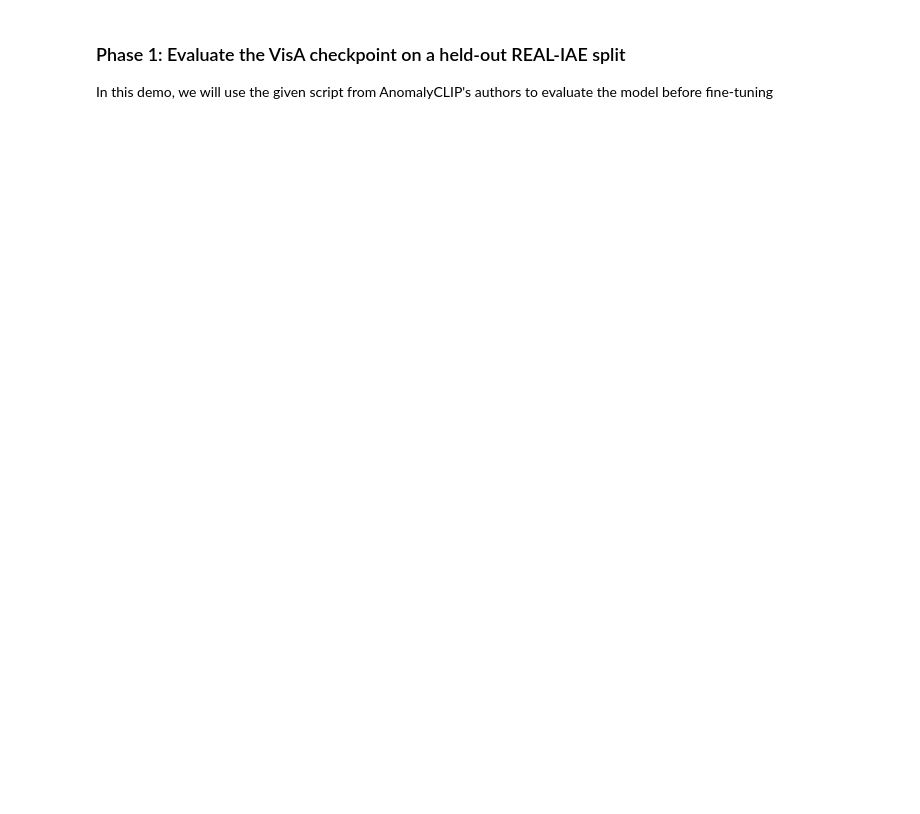
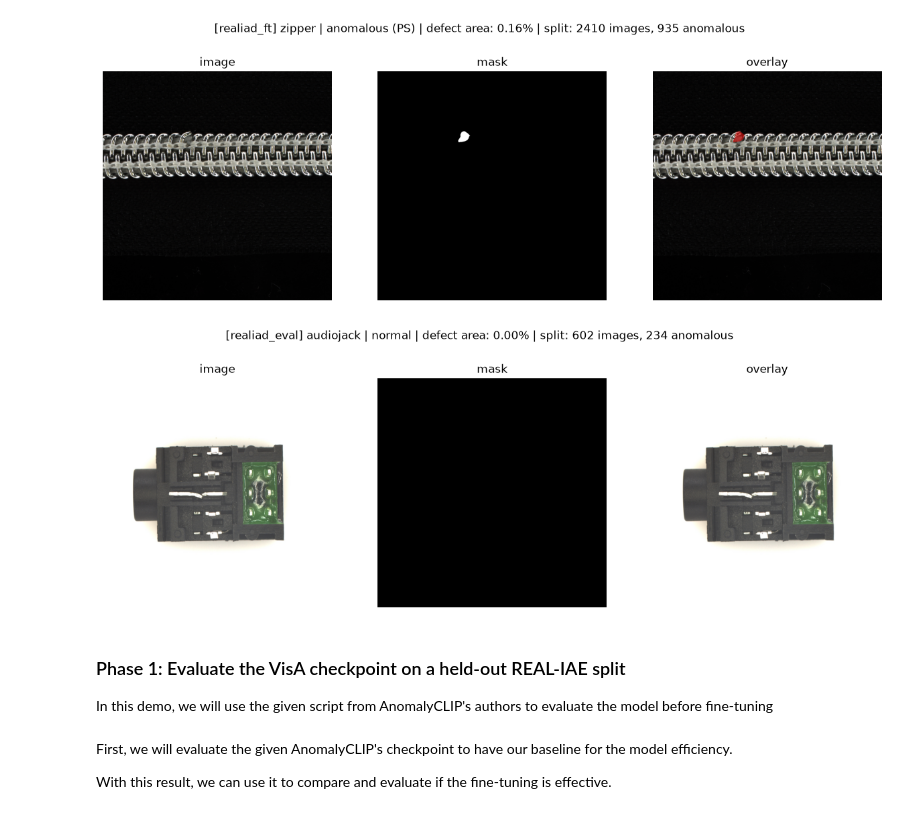
Before and after one commit to ngnmai02/visual-anomaly-detection-demo, a Jupyter notebook: demo.ipynb, the cells around one changed output. Cells and saved outputs as stored; diff of their text form; code cells hidden in the pictures; blank space fills up the shorter version.

```diff
--- a/demo.ipynb
+++ b/demo.ipynb
@@ -103,5 +250,50 @@ for out, test in ((out_eval, ev), (out_ft, ft)):
+# %%
+# Sanity check: every path must resolve exactly as AnomalyCLIP's Dataset will open it
+
+for name in ("realiad_ft", "realiad_eval"):
+    root = out_root / name
+    meta = json.load(open(root / "meta.json"))["test"]
+    bad = [p for recs in meta.values() for r in recs for p in (r["img_path"], r["mask_path"])
+           if p and not os.path.exists(os.path.join(root, p))]
+    print(name, "unresolved paths:", len(bad))
+# %%
+# Check the images visually after the split
+out_root = "dataset/data"
+for name in ("realiad_ft", "realiad_eval"):
+    root = os.path.join(out_root, name)
+    with open(os.path.join(root, "meta.json")) as f:
+        meta = json.load(f)["test"]
+
+    cls = random.choice(list(meta))
+    rec = random.choice(meta[cls])                       # normal or anomalous
+
+    # open files exactly as AnomalyCLIP's Dataset.__getitem__ does
+    img = np.array(Image.open(os.path.join(root, rec["img_path"])).convert("RGB"))
+    if rec["anomaly"]:
+        mask = np.array(Image.open(os.path.join(root, rec["mask_path"])).convert("L")) > 0
+    else:
+        mask = np.zeros(img.shape[:2], bool)
+
+    overlay = img.copy()
+    overlay[mask] = (0.5 * overlay[mask] + 0.5 * np.array([255, 0, 0])).astype(np.uint8)
+
+    n_img = sum(len(v) for v in meta.values())
+    n_ano = sum(r["anomaly"] for v in meta.values() for r in v)
+    fig, ax = plt.subplots(1, 3, figsize=(15, 5))
+    for a, im, t in zip(ax, (img, mask, overlay), ("image", "mask", "overlay")):
+        a.imshow(im, cmap="gray" if im.ndim == 2 else None); a.set_title(t); a.axis("off")
+    label = f"anomalous ({rec['specie_name']})" if rec["anomaly"] else "normal"
+    fig.suptitle(f"[{name}] {cls} | {label} | defect area: {mask.mean():.2%} | split: {n_img} images, {n_ano} anomalous")
+    plt.show()
+# %% [output]
+[figure, added]
+[figure, added]
 # %% [markdown]
 ### Phase 1: Evaluate the VisA checkpoint on a held-out REAL-IAE split
 
 In this demo, we will use the given script from AnomalyCLIP's authors to evaluate the model before fine-tuning
+# %% [markdown]
+First, we will evaluate the given AnomalyCLIP's checkpoint to have our baseline for the model efficiency.
+
+With this result, we can use it to compare and evaluate if the fine-tuning is effective.
 # %%
```
Also changed, not shown: parts of 30 cells of this notebook, 12 other files.
